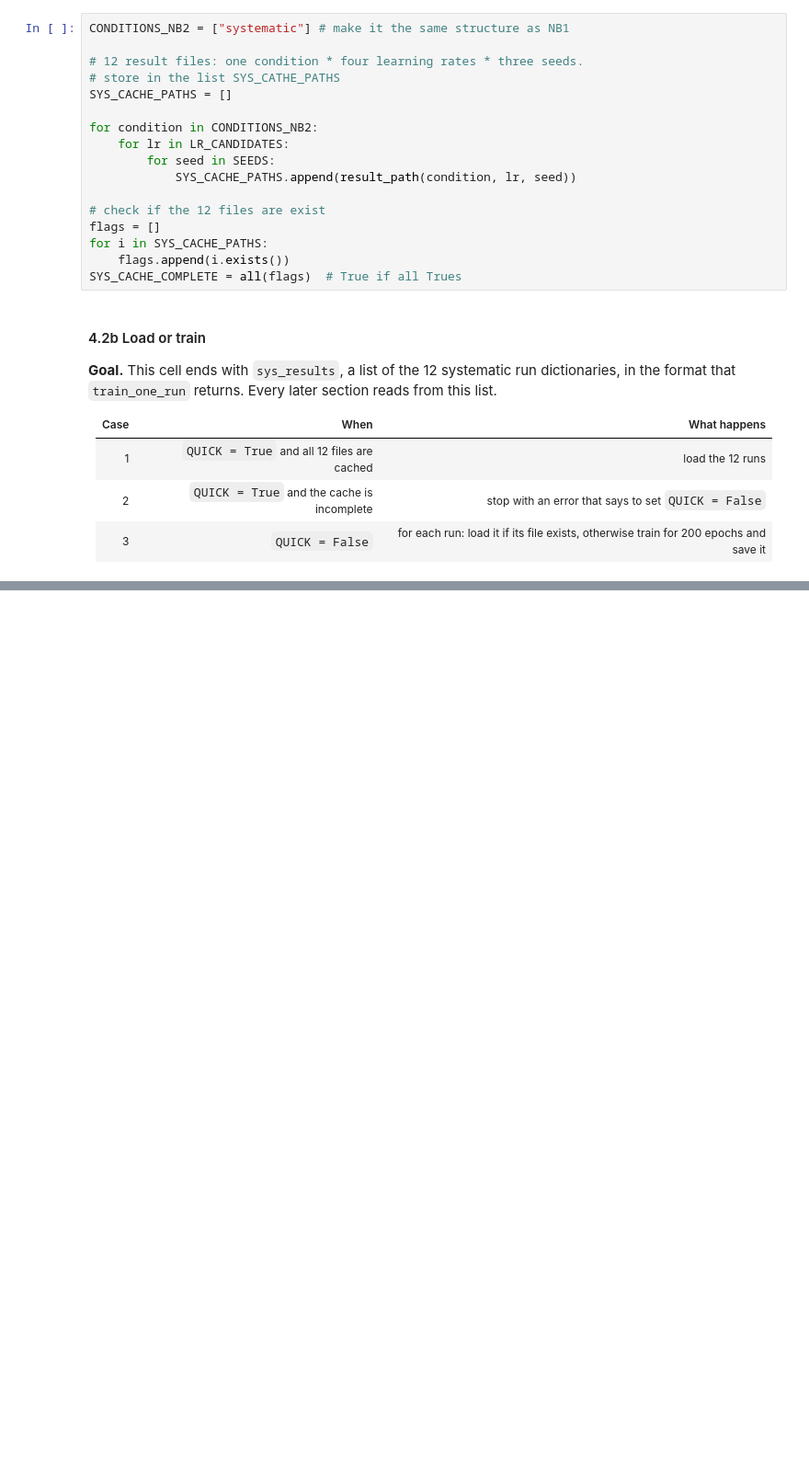
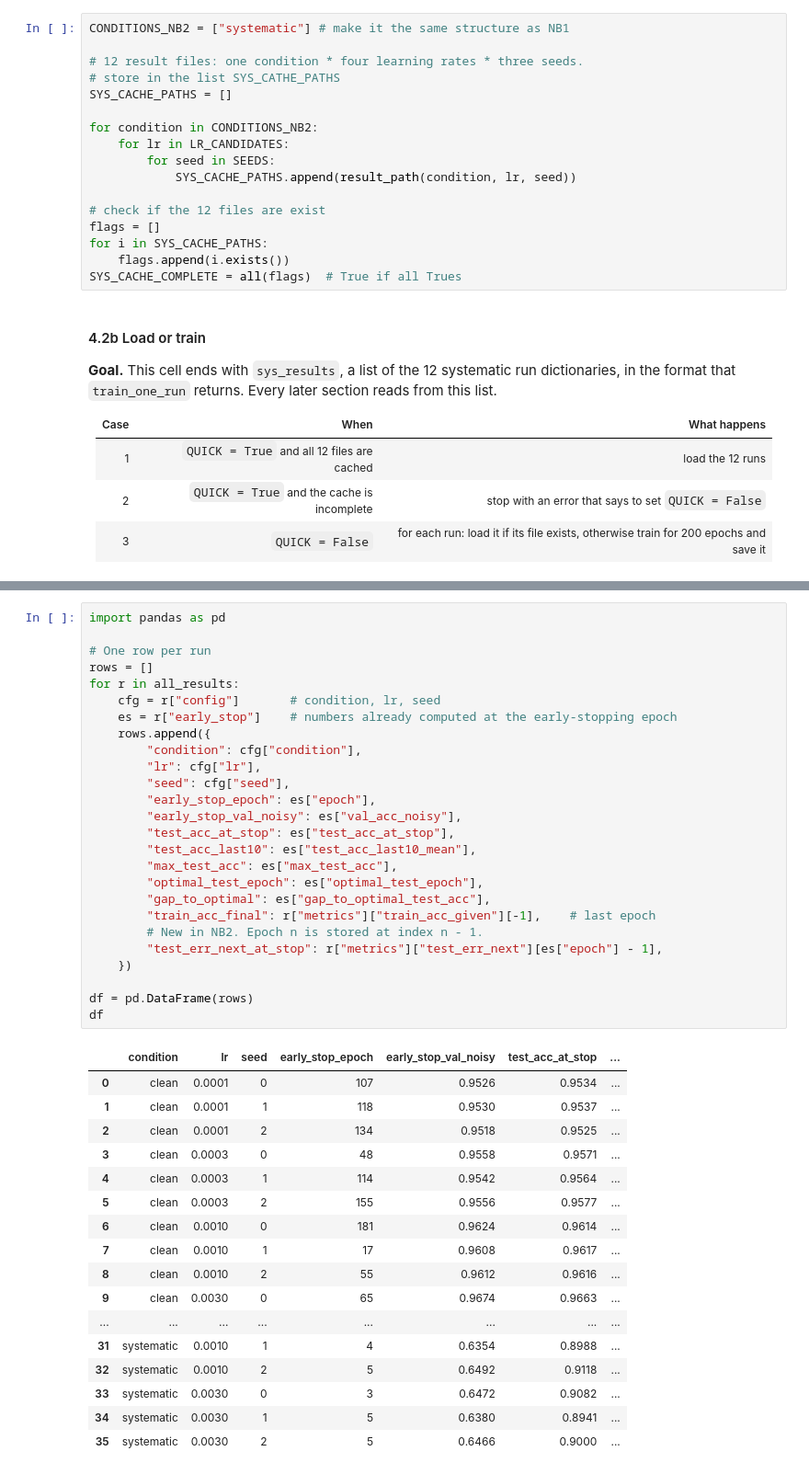
Before and after one commit to ZianWang777/3620project, a Jupyter notebook: NB2.ipynb, the cells around one changed output, grey strips where cells are left out. Shown at 92% size. Drawn from its saved outputs; the diff is of its cells as text; blank space fills up the shorter version.

```diff
--- a/NB2.ipynb
+++ b/NB2.ipynb
@@ -685,0 +739,44 @@ FileNotFoundError: only 0 / 12 systematic runs are cached;set QUICK to false to
+# %%
+import pandas as pd
+
+# One row per run
+rows = []
+for r in all_results:
+    cfg = r["config"]       # condition, lr, seed
+    es = r["early_stop"]    # numbers already computed at the early-stopping epoch
+    rows.append({
+        "condition": cfg["condition"],
+        "lr": cfg["lr"],
+        "seed": cfg["seed"],
+        "early_stop_epoch": es["epoch"],
+        "early_stop_val_noisy": es["val_acc_noisy"],
+        "test_acc_at_stop": es["test_acc_at_stop"],
+        "test_acc_last10": es["test_acc_last10_mean"],
+        "max_test_acc": es["max_test_acc"],
+        "optimal_test_epoch": es["optimal_test_epoch"],
+        "gap_to_optimal": es["gap_to_optimal_test_acc"],
+        "train_acc_final": r["metrics"]["train_acc_given"][-1],    # last epoch
+        # New in NB2. Epoch n is stored at index n - 1.
+        "test_err_next_at_stop": r["metrics"]["test_err_next"][es["epoch"] - 1],
+    })
+
+df = pd.DataFrame(rows)
+df
+# %% [output]
+|  | condition | lr | seed | early_stop_epoch | early_stop_val_noisy | test_acc_at_stop | ... |
+| 0 | clean | 0.0001 | 0 | 107 | 0.9526 | 0.9534 | ... |
+| 1 | clean | 0.0001 | 1 | 118 | 0.9530 | 0.9537 | ... |
+| 2 | clean | 0.0001 | 2 | 134 | 0.9518 | 0.9525 | ... |
+| 3 | clean | 0.0003 | 0 | 48 | 0.9558 | 0.9571 | ... |
+| 4 | clean | 0.0003 | 1 | 114 | 0.9542 | 0.9564 | ... |
+| 5 | clean | 0.0003 | 2 | 155 | 0.9556 | 0.9577 | ... |
+| 6 | clean | 0.0010 | 0 | 181 | 0.9624 | 0.9614 | ... |
+| 7 | clean | 0.0010 | 1 | 17 | 0.9608 | 0.9617 | ... |
+| 8 | clean | 0.0010 | 2 | 55 | 0.9612 | 0.9616 | ... |
+| 9 | clean | 0.0030 | 0 | 65 | 0.9674 | 0.9663 | ... |
+| ... | ... | ... | ... | ... | ... | ... | ... |
+| 31 | systematic | 0.0010 | 1 | 4 | 0.6354 | 0.8988 | ... |
+| 32 | systematic | 0.0010 | 2 | 5 | 0.6492 | 0.9118 | ... |
+| 33 | systematic | 0.0030 | 0 | 3 | 0.6472 | 0.9082 | ... |
+| 34 | systematic | 0.0030 | 1 | 5 | 0.6380 | 0.8941 | ... |
+| 35 | systematic | 0.0030 | 2 | 5 | 0.6466 | 0.9000 | ... |
```
Also changed, not shown: parts of 28 cells of this notebook.
